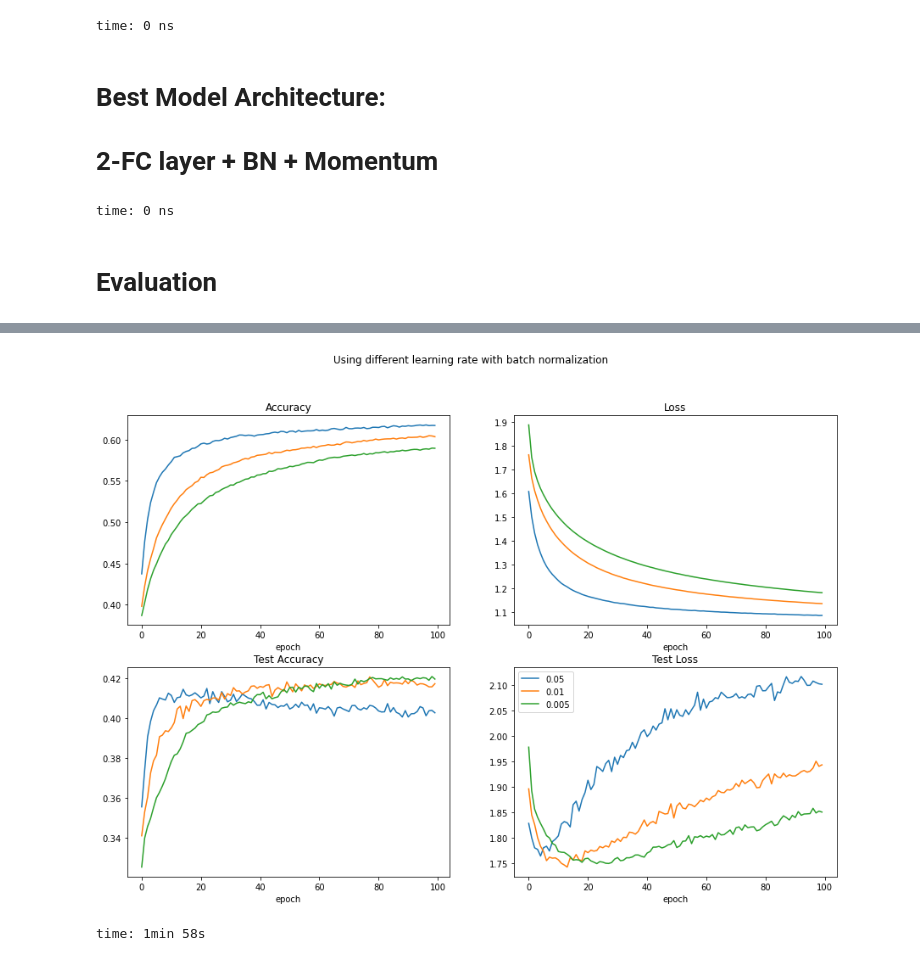
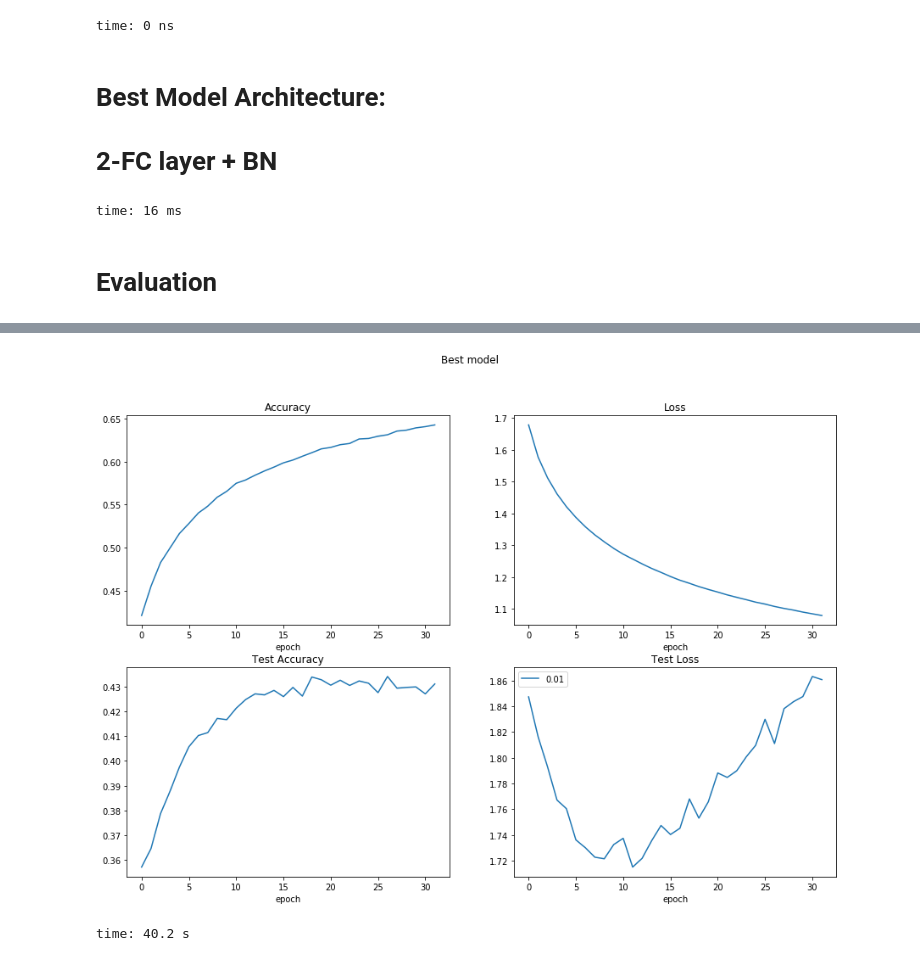
Before and after one commit to jhnliu/comp5349, a Jupyter notebook: Best_model.ipynb, the cells around one changed output, grey strips where cells are left out. Cells and saved outputs as stored; diff of their text form; code cells hidden in the pictures.

```diff
--- a/Best_model.ipynb
+++ b/Best_model.ipynb
@@ -461,139 +462,118 @@ def confusion_matrix(pred, actual):
 time: 0 ns
 # %% [markdown]
 # Best Model Architecture:
-# 2-FC layer + BN + Momentum
+# 2-FC layer + BN
 # %%
 def experiment(epochs, batch_size, learning_rate, dropout_rate, all_acc, all_loss, all_test_acc, all_test_loss, y_train, y_test):
-
     # Model architecture
-    dense1 = dense(128,64, w_regularizer_l2 = 0,b_regularizer_l2 = 0)
+    dense1 = dense(128,128, w_regularizer_l2 = 0,b_regularizer_l2 = 0)
     batch_norm1 = Batch_norm()
     activation1 = ReLu()
-
-    dense2 = dense(64,10, w_regularizer_l2 = 0,b_regularizer_l2 = 0)
-
+    dense2 = dense(128,10, w_regularizer_l2 = 0,b_regularizer_l2 = 0)
     loss_activation = softmax_crossentropy_loss()
-
-    optimizer = Optimizer_SGD(learning_rate, momentum = 0)
-
+    optimizer = Optimizer_SGD(learning_rate, momentum = False)
     # Create list to save the accuracies and losses during training
     acc_train = []
     loss_train = []
     test_acc = []
     test_loss = []
-
     print("Training model...")
     print("-"*30)
-
+    early_stop = 0
+    prev_loss = 10
     for epoch in range(epochs):
-
         # Mini-batch SGD
         for batch in create_batches(X_train, y_train, batch_size):
             x_batch, y_batch = batch
-
             # Block 1 with (Dense, BN)
             dense1.forward(x_batch)
             batch_norm1.forward(dense1.output)
             activation1.forward(batch_norm1.output)
-
             # Block 2
             dense2.forward(activation1.output)
             data_loss = loss_activation.forward(dense2.output, y_batch)
-
             # Add up the regularization loss
             regularization_loss = loss_activation.loss.regularization_loss(dense1) + loss_activation.loss.regularization_loss(dense2)
-
             # Calculate the total loss of this epoch training for visualization later
             loss = data_loss + regularization_loss
-
             # Backpropagation
             loss_activation.backward(loss_activation.output, y_batch)
             dense2.backward(loss_activation.dinputs)
-
             # dropout1.backward(dense2.dinputs)
             activation1.backward(dense2.dinputs)
             batch_norm1.backward(activation1.dinputs)
             dense1.backward(batch_norm1.dinputs)
-
             # Update optimizer paramters
             optimizer.pre_update()
-
             # Update the weights and bias in the dense layers
             optimizer.update_params(dense1)
             optimizer.update_params(dense2)
-
             # Update the learnable gamma and beta in batch normalization
             optimizer.update_BN_param(batch_norm1)
-
             # Iteration + 1 for SGD with momentum
-            # optimizer.post_update()
-
+            optimizer.post_update()
         # Make a forward pass using the training set and test set
-
         # Block 1 with (Dense, Relu)
         dense1.forward(X_train)
         batch_norm1.forward(dense1.output)
         activation1.forward(batch_norm1.output)
-
         #Block 2 with (Dense)
         dense2.forward(activation1.output)
-
         train_val_loss = loss_activation.forward(dense2.output, y_train)
-
         prediction = np.argmax(loss_activation.output, axis=1)
         if len(y_train) == 2:
             y_train = np.argmax(y_train, axis=1)
         train_accuracy = np.mean(y_train==prediction)
-
         # Save the accuracy and loss for visualization
         acc_train.append(train_accuracy)
         loss_train.append(train_val_loss)
-
         # Evaluate on the test set
         dense1.forward(X_test)
         batch_norm1.forward(dense1.output)
         activation1.forward(batch_norm1.output)
-
         #Block 2 with (Dense)
         dense2.forward(activation1.output)
-
         testing_loss = loss_activation.forward(dense2.output, y_test)
         prediction = np.argmax(loss_activation.output, axis=1)
-
         if len(y_test) == 2:
             y_test = np.argmax(y_test, axis=1)
         testing_accuracy = np.mean(y_test==prediction)
-
         # TP/ (TP + FP)
         # p, r, f = confusion_matrix(y_test, prediction)
         p, r, f = confusion_matrix(prediction, y_test)
-
         test_acc.append(testing_accuracy)
         test_loss.append(testing_loss)
-
-        if epoch % 10 == 0:
+        if testing_loss < prev_loss:
+            prev_loss = testing_loss # update the lowest loss
+            early_stop *= 0
+            # print(early_stop)
+        elif testing_loss > prev_loss:
+            early_stop += 1
+        if epoch % 20 == 0:
             print(f"Epochs {epoch+1}/{epochs} => acc:{train_accuracy:.4f} |loss: {train_val_loss:.4f} |test_acc:{testing_accuracy:.4f} |test_loss: {testing_loss:.4f}|f1-score: {f:.4f}") #precision: {p:.4f}, |recall: {r:.4f}
-
+        if early_stop == 20:
+            print("-"*30)
+            print("Early stopping")
+            print("-"*30)
+            print(f"Epochs {epoch+1}/{epochs} => acc:{train_accuracy:.4f} |loss: {train_val_loss:.4f} |test_acc:{testing_accuracy:.4f} |test_loss: {testing_loss:.4f}|f1-score: {f:.4f}") #precision: {p:.4f}, |recall: {r:.4f}
+            break
     all_acc.append(acc_train)
     all_loss.append(loss_train)
     all_test_acc.append(test_acc)
     all_test_loss.append(test_loss)
-
-    print(f"Epochs {epoch+1}/{epochs} => acc:{train_accuracy:.4f} |loss: {train_val_loss:.4f} |test_acc:{testing_accuracy:.4f} |test_loss: {testing_loss:.4f}|f1-score: {f:.4f}") #precision: {p:.4f}, |recall: {r:.4f}
-    print('Done Training')
+    # print(f”Epochs {epoch+1}/{epochs} => acc:{train_accuracy:.4f} |loss: {train_val_loss:.4f} |test_acc:{testing_accuracy:.4f} |test_loss: {testing_loss:.4f}|f1-score: {f:.4f}“) #precision: {p:.4f}, |recall: {r:.4f}
+    # print(‘Done Training’)
     print('='* 50)
-
-
     return all_acc, all_loss, all_test_acc, all_test_loss
 # %% [output]
-time: 0 ns
+time: 16 ms
 # %% [markdown]
 # Evaluation
 # %%
 #Set some of the paramaters for the training process
 epochs = 100
 batch_size = 128
-learning_rate = [0.05,0.01,0.005]
+learning_rate = [0.01]
 dropout_rate = 0
 
 all_acc = []
@@ -628,12 +608,9 @@ for label, i in enumerate(all_test_loss):
     axs[1,1].set_xlabel("epoch")
 
 
-fig.suptitle('Using different learning rate with batch normalization')
+fig.suptitle('Best model')
 plt.legend()
 plt.show()
-
-# test_name = ['2f_bn_lr_01', '2f_bn_lr_005', '2f_bn_lr_001', '2f_bn_lr_0005']
-# acc_train_df, loss_train_df, all_test_acc, all_test_loss = save_info_df(test_names=test_name, new=True)
 # %% [output]
 Training model...
 ------------------------------
@@ -654,3 +623,3 @@ Done Training
 ==================================================
-[figure, old version]
+[figure, new version]
-time: 1min 58s
+time: 40.2 s
```
Also changed, not shown: parts of 4 cells of this notebook, 1 other file.
